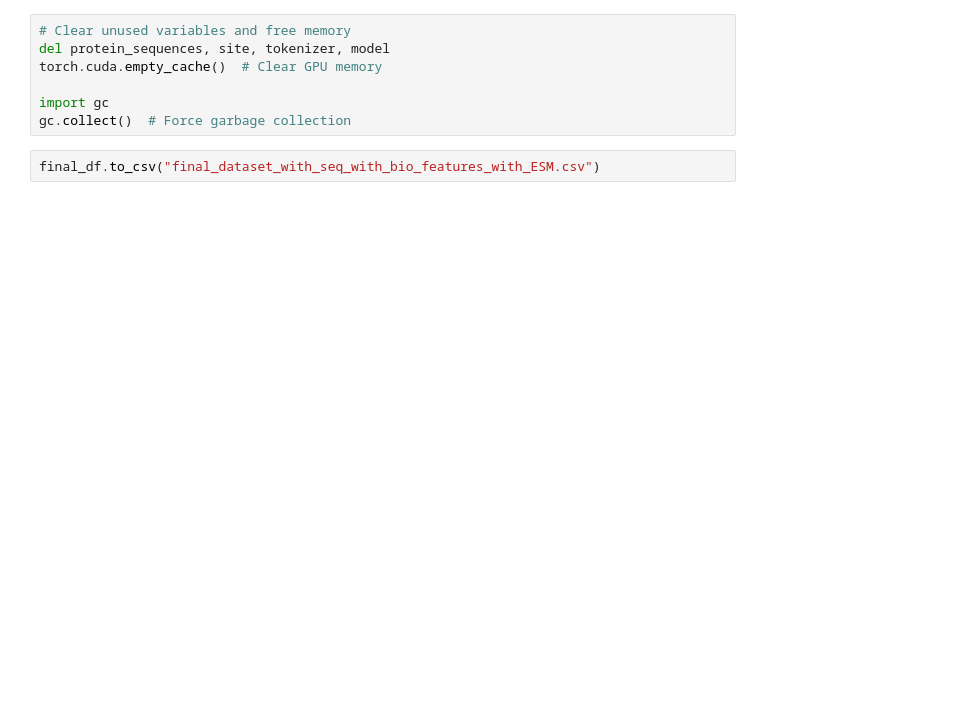
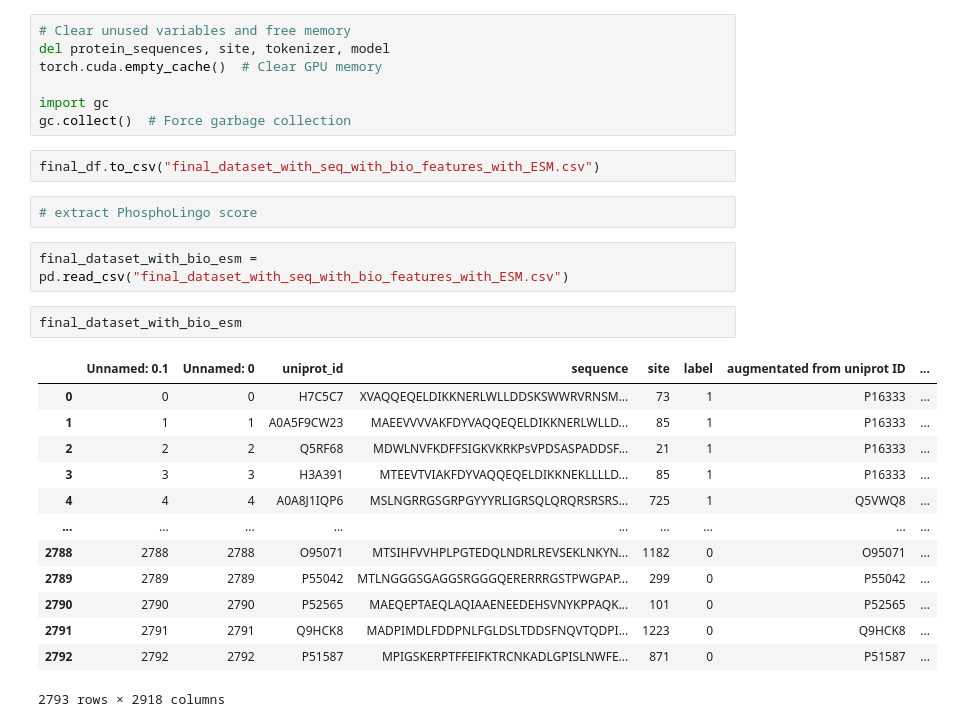
Before and after one commit to liuliu-umich/CAMP-14-3-3, a Jupyter notebook: 4.1 Feature extraction.ipynb, the cells around one changed output. Saved outputs shown, nothing was run; the diff lists cells and outputs as text; blank space fills up the shorter version.

Commit message:
phospholingo

```diff
--- a/4.1 Feature extraction.ipynb
+++ b/4.1 Feature extraction.ipynb
@@ -1247,3 +1252,23 @@ import gc
 gc.collect()  # Force garbage collection
 # %%
 final_df.to_csv("final_dataset_with_seq_with_bio_features_with_ESM.csv")
+# %%
+# extract PhosphoLingo score
+# %%
+final_dataset_with_bio_esm = pd.read_csv("final_dataset_with_seq_with_bio_features_with_ESM.csv")
+# %%
+final_dataset_with_bio_esm
+# %% [output]
+|  | Unnamed: 0.1 | Unnamed: 0 | uniprot_id | sequence | site | label | augmentated from uniprot ID | ... |
+| 0 | 0 | 0 | H7C5C7 | XVAQQEQELDIKKNERLWLLDDSKSWWRVRNSM... | 73 | 1 | P16333 | ... |
+| 1 | 1 | 1 | A0A5F9CW23 | MAEEVVVVAKFDYVAQQEQELDIKKNERLWLLD... | 85 | 1 | P16333 | ... |
+| 2 | 2 | 2 | Q5RF68 | MDWLNVFKDFFSIGKVKRKPsVPDSASPADDSF... | 21 | 1 | P16333 | ... |
+| 3 | 3 | 3 | H3A391 | MTEEVTVIAKFDYVAQQEQELDIKKNEKLLLLD... | 85 | 1 | P16333 | ... |
+| 4 | 4 | 4 | A0A8J1IQP6 | MSLNGRRGSGRPGYYYRLIGRSQLQRQRSRSRS... | 725 | 1 | Q5VWQ8 | ... |
+| ... | ... | ... | ... | ... | ... | ... | ... | ... |
+| 2788 | 2788 | 2788 | O95071 | MTSIHFVVHPLPGTEDQLNDRLREVSEKLNKYN... | 1182 | 0 | O95071 | ... |
+| 2789 | 2789 | 2789 | P55042 | MTLNGGGSGAGGSRGGGQERERRRGSTPWGPAP... | 299 | 0 | P55042 | ... |
+| 2790 | 2790 | 2790 | P52565 | MAEQEPTAEQLAQIAAENEEDEHSVNYKPPAQK... | 101 | 0 | P52565 | ... |
+| 2791 | 2791 | 2791 | Q9HCK8 | MADPIMDLFDDPNLFGLDSLTDDSFNQVTQDPI... | 1223 | 0 | Q9HCK8 | ... |
+| 2792 | 2792 | 2792 | P51587 | MPIGSKERPTFFEIFKTRCNKADLGPISLNWFE... | 871 | 0 | P51587 | ... |
+2793 rows × 2918 columns
```
Also changed, not shown: parts of 4 cells of this notebook, 6 other files.
